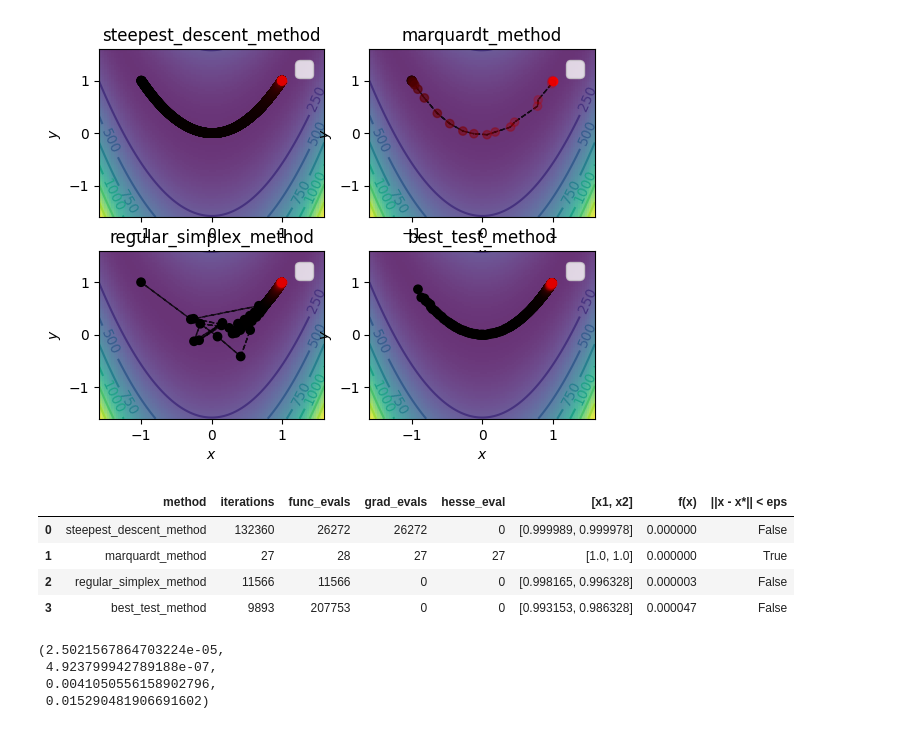
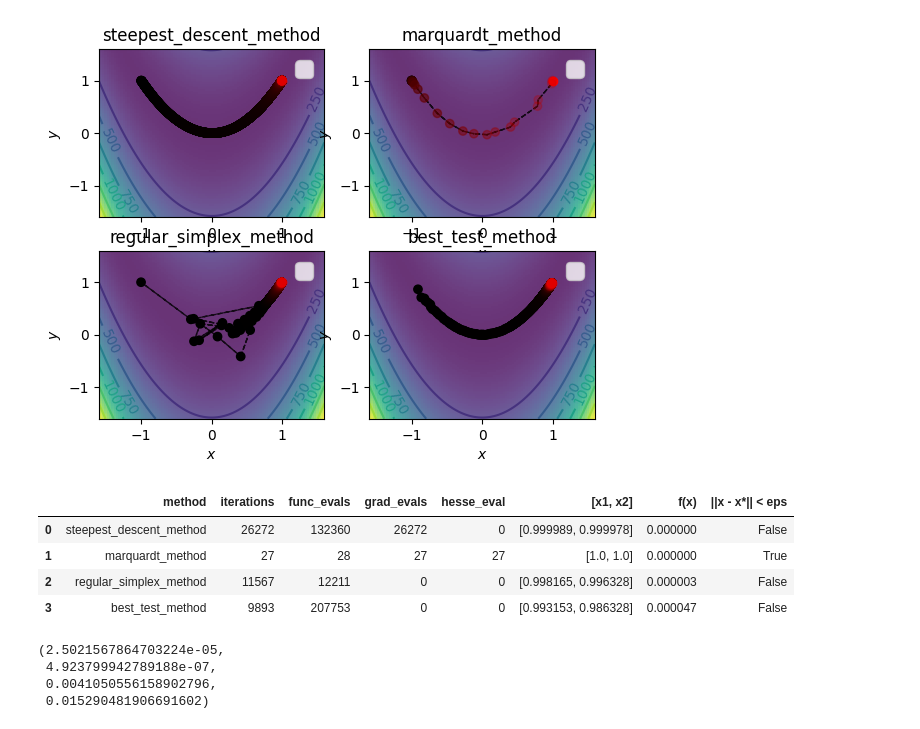
Before and after one commit to WhyNotKo/optimization, a Jupyter notebook: lab2.ipynb, the cells around one changed output. Cells and saved outputs as stored; diff of their text form; code cells hidden in the pictures.

```diff
--- a/lab2.ipynb
+++ b/lab2.ipynb
@@ -280,10 +280,13 @@ def get_simplex(x, length, n=2):
                 simplex[i][j] = (simplex[0][j]
                                  + (np.sqrt(n + 1) + n - 1) / (n * np.sqrt(2)) * length)
     return simplex
+# %%
+cccc = []
 # %%
 def simplex_reduction(simplex, delta):
     for i in range(1, len(simplex)):
         simplex[i] = simplex[0] + delta * (simplex[i] - simplex[0])
+    cccc.append(1)
     return simplex
 # %%
 def regular_simplex_method(func, x, length, eps, delta=0.86,
@@ -319,6 +322,7 @@ def regular_simplex_method(func, x, length, eps, delta=0.86,
         else:
             if len(another_idx) == 0:
                 simplex = simplex_reduction(simplex, delta)
+                k+=1
                 length = length * delta
                 if length * 2 < eps:
                     return np.mean(simplex, axis=0), k + 1
@@ -546,22 +550,22 @@ No artists with labels found to put in legend.  Note that artists whose label st
 # %%
 results = {
     'method': ['steepest_descent_method', 'marquardt_method', 'regular_simplex_method', 'best_test_method'],
-    'iterations': [sdk + 106088, mk, rsk, btk],
-    'func_evals': [sdk, mk + 1, rsk, 21*btk],
+    'iterations': [sdk, mk, rsk, btk],
+    'func_evals': [sdk + 106088, mk + 1, rsk + len(cccc)*2 + 2, 21*btk],
     'grad_evals': [sdk, mk, 0, 0],
     'hesse_eval': [0, mk, 0, 0],
     '[x1, x2]': [np.round(sdx, 6), np.round(mx, 6), np.round(rsx, 6), np.round(btx, 6)],
     'f(x)': [np.round(rosen(sdx), 6), np.round(rosen(mx), 6), np.round(rosen(rsx), 6), np.round(rosen(btx), 6)],
     '||x - x*|| < eps': [np.linalg.norm(sdx - res.x) < tol, np.linalg.norm(mx - res.x) < tol,
                         np.linalg.norm(rsx - res.x) < tol, np.linalg.norm(btx - res.x)  < tol]
 
 }
 pd.DataFrame(results)
 # %% [output]
 |  | method | iterations | func_evals | grad_evals | hesse_eval | [x1, x2] | f(x) | ||x - x*|| < eps |
-| 0 | steepest_descent_method | 132360 | 26272 | 26272 | 0 | [0.999989, 0.999978] | 0.000000 | False |
+| 0 | steepest_descent_method | 26272 | 132360 | 26272 | 0 | [0.999989, 0.999978] | 0.000000 | False |
 | 1 | marquardt_method | 27 | 28 | 27 | 27 | [1.0, 1.0] | 0.000000 | True |
-| 2 | regular_simplex_method | 11566 | 11566 | 0 | 0 | [0.998165, 0.996328] | 0.000003 | False |
+| 2 | regular_simplex_method | 11567 | 12211 | 0 | 0 | [0.998165, 0.996328] | 0.000003 | False |
 | 3 | best_test_method | 9893 | 207753 | 0 | 0 | [0.993153, 0.986328] | 0.000047 | False |
 # %%
 np.linalg.norm(sdx - res.x), np.linalg.norm(mx - res.x), np.linalg.norm(rsx - res.x), np.linalg.norm(btx - res.x)
```
Also changed, not shown: parts of 2 cells of this notebook.
